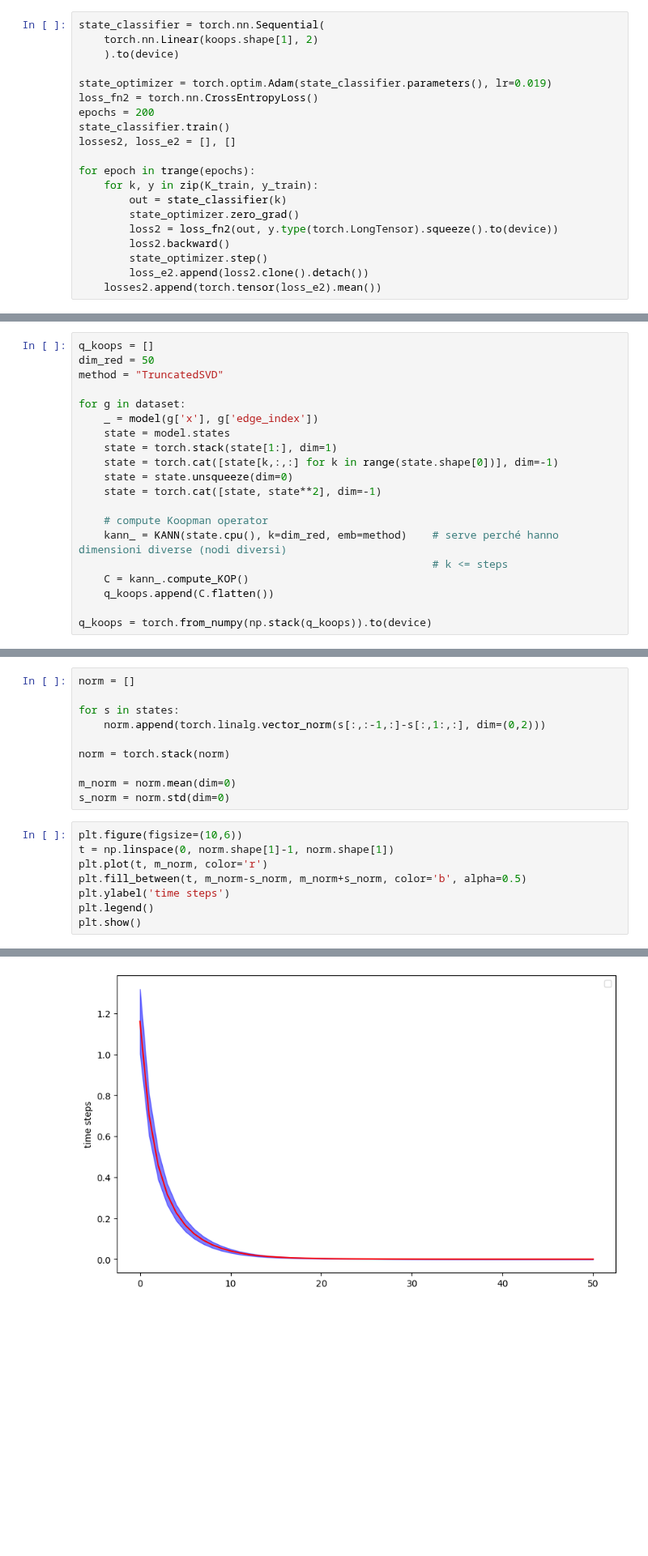
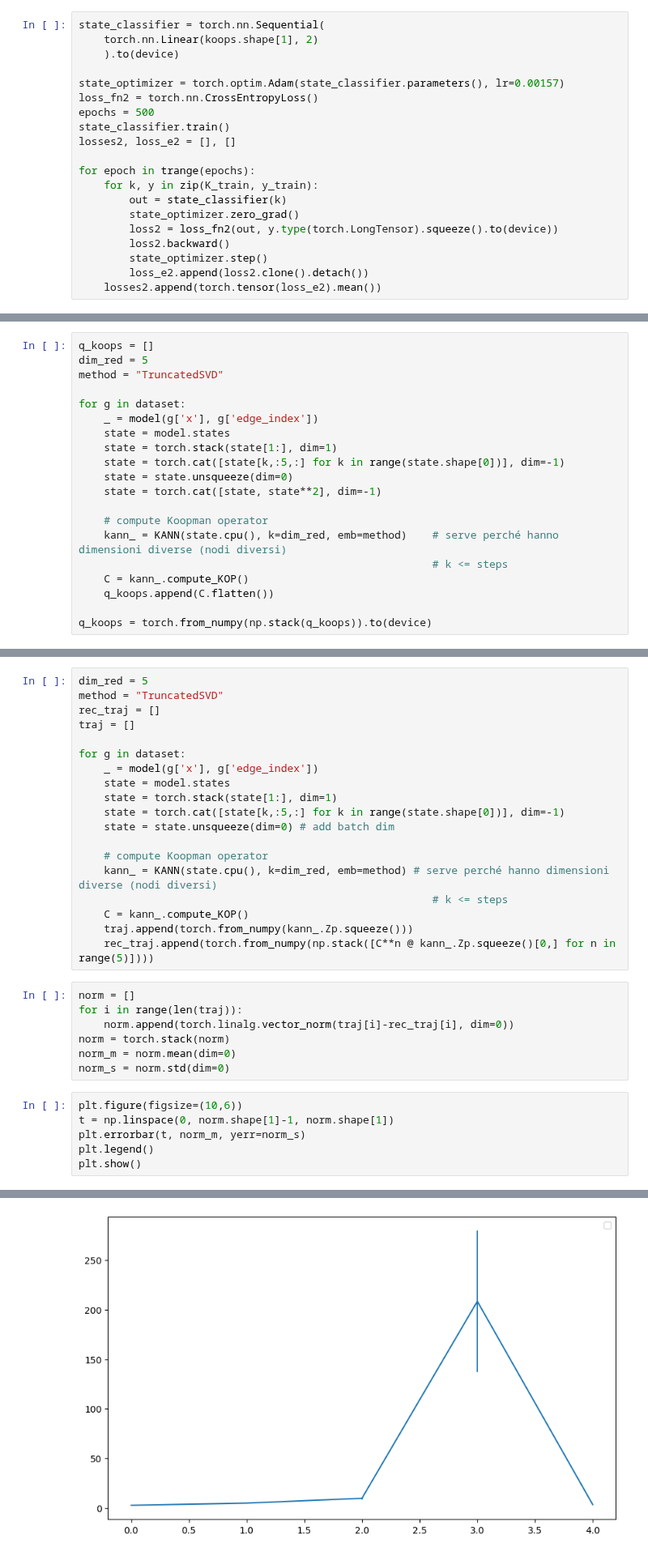
Before and after one commit to NGMLGroup/Koopman-TGNN-Interpretability, a Jupyter notebook: GraphESN_DMD.ipynb, the cells around one changed output, grey strips where cells are left out. Shown at 81% size. Cells and saved outputs as stored; diff of their text form; blank space fills up the shorter version.

```diff
--- a/GraphESN_DMD.ipynb
+++ b/GraphESN_DMD.ipynb
@@ -163,9 +199,9 @@ state_classifier = torch.nn.Sequential(
     torch.nn.Linear(koops.shape[1], 2)
     ).to(device)
 
-state_optimizer = torch.optim.Adam(state_classifier.parameters(), lr=0.019)
+state_optimizer = torch.optim.Adam(state_classifier.parameters(), lr=0.00157)
 loss_fn2 = torch.nn.CrossEntropyLoss()
-epochs = 200
+epochs = 500
 state_classifier.train()
 losses2, loss_e2 = [], []
 
@@ -195,14 +231,14 @@ Test accuracy: 0.5438596606254578
 ## Fit Koopman operator: quadratic terms
 # %%
 q_koops = []
-dim_red = 50
+dim_red = 5
 method = "TruncatedSVD"
 
 for g in dataset:
     _ = model(g['x'], g['edge_index'])
     state = model.states
     state = torch.stack(state[1:], dim=1)
-    state = torch.cat([state[k,:,:] for k in range(state.shape[0])], dim=-1)
+    state = torch.cat([state[k,:5,:] for k in range(state.shape[0])], dim=-1)
     state = state.unsqueeze(dim=0)
     state = torch.cat([state, state**2], dim=-1)
 
@@ -271,21 +299,35 @@ len(model.states)
+# %%
+dim_red = 5
+method = "TruncatedSVD"
+rec_traj = []
+traj = []
+
+for g in dataset:
+    _ = model(g['x'], g['edge_index'])
+    state = model.states
+    state = torch.stack(state[1:], dim=1)
+    state = torch.cat([state[k,:5,:] for k in range(state.shape[0])], dim=-1)
+    state = state.unsqueeze(dim=0) # add batch dim
+
+    # compute Koopman operator
+    kann_ = KANN(state.cpu(), k=dim_red, emb=method) # serve perché hanno dimensioni diverse (nodi diversi)
+                                                        # k <= steps
+    C = kann_.compute_KOP()
+    traj.append(torch.from_numpy(kann_.Zp.squeeze()))
+    rec_traj.append(torch.from_numpy(np.stack([C**n @ kann_.Zp.squeeze()[0,] for n in range(5)])))
 # %%
 norm = []
-
-for s in states:
-    norm.append(torch.linalg.vector_norm(s[:,:-1,:]-s[:,1:,:], dim=(0,2)))
-
+for i in range(len(traj)):
+    norm.append(torch.linalg.vector_norm(traj[i]-rec_traj[i], dim=0))
 norm = torch.stack(norm)
-
-m_norm = norm.mean(dim=0)
-s_norm = norm.std(dim=0)
+norm_m = norm.mean(dim=0)
+norm_s = norm.std(dim=0)
 # %%
 plt.figure(figsize=(10,6))
 t = np.linspace(0, norm.shape[1]-1, norm.shape[1])
-plt.plot(t, m_norm, color='r')
-plt.fill_between(t, m_norm-s_norm, m_norm+s_norm, color='b', alpha=0.5)
-plt.ylabel('time steps')
+plt.errorbar(t, norm_m, yerr=norm_s)
 plt.legend()
 plt.show()
 # %% [output]
 No artists with labels found to put in legend.  Note that artists whose label start with an underscore are ignored when legend() is called with no argument.
-[figure, old version]
+[figure, new version]
```
Also changed, not shown: parts of 59 cells of this notebook.
